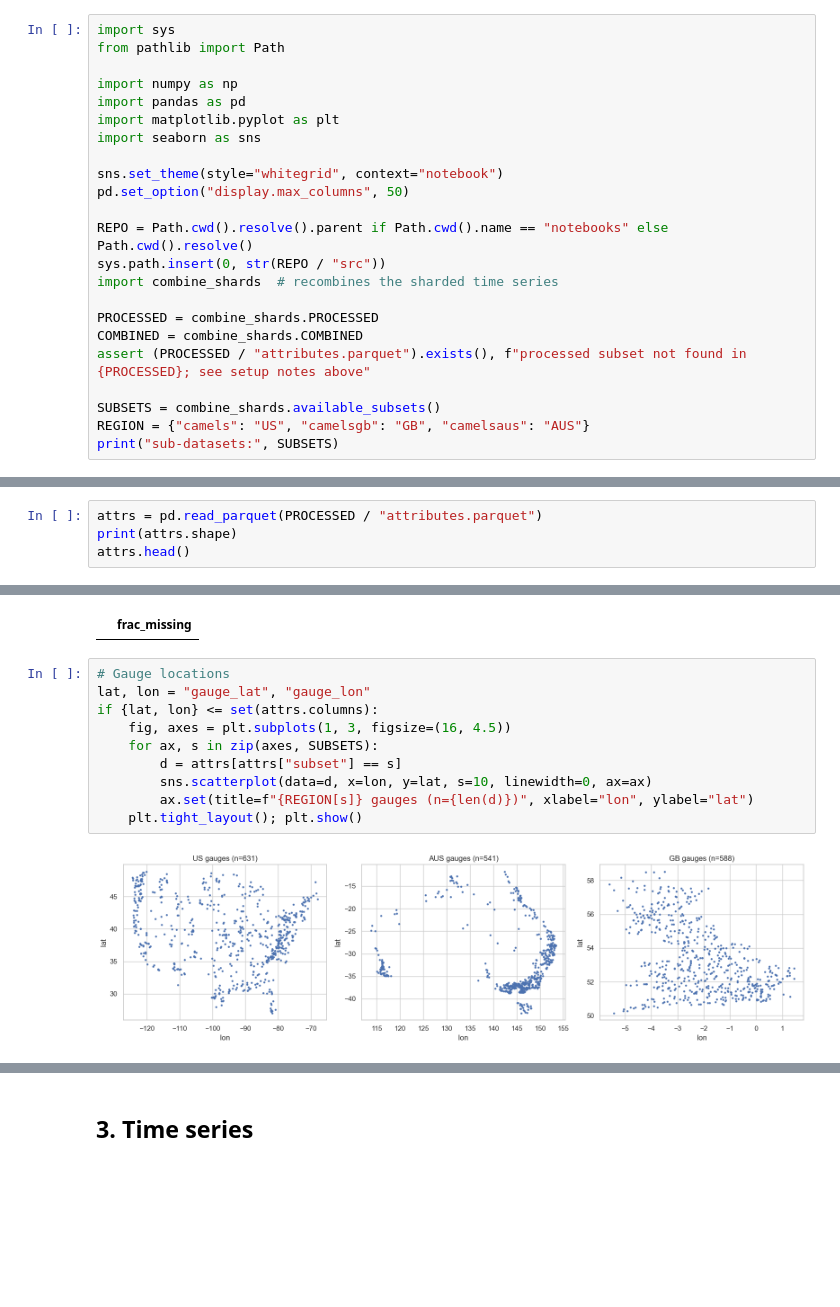
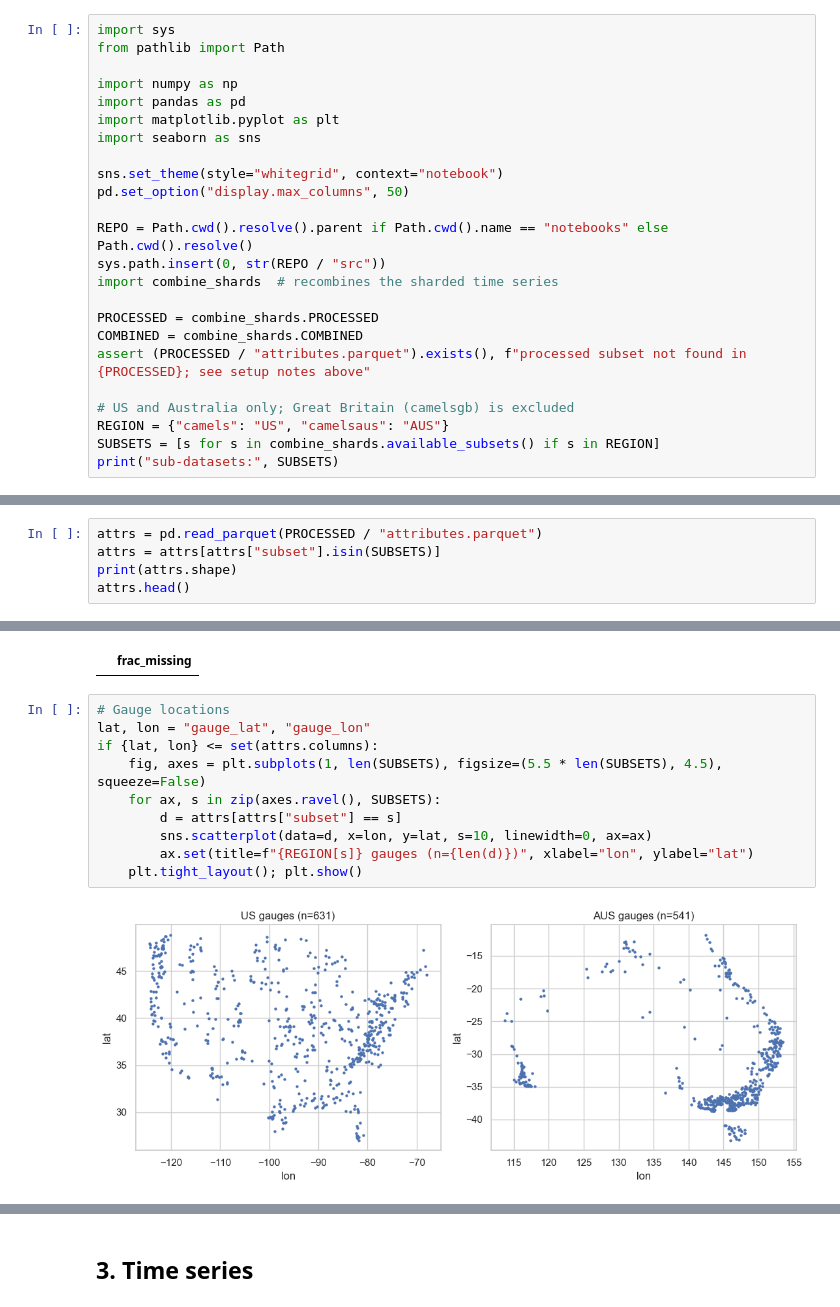
Before and after one commit to samussiah/data780-group-project, a Jupyter notebook: notebooks/01_caravan_eda.ipynb, the cells around one changed output, grey strips where cells are left out. Cells and saved outputs as stored; diff of their text form; blank space fills up the shorter version.

```diff
--- a/notebooks/01_caravan_eda.ipynb
+++ b/notebooks/01_caravan_eda.ipynb
@@ -33,7 +32,8 @@ PROCESSED = combine_shards.PROCESSED
 COMBINED = combine_shards.COMBINED
 assert (PROCESSED / "attributes.parquet").exists(), f"processed subset not found in {PROCESSED}; see setup notes above"
 
-SUBSETS = combine_shards.available_subsets()
-REGION = {"camels": "US", "camelsgb": "GB", "camelsaus": "AUS"}
+# US and Australia only; Great Britain (camelsgb) is excluded
+REGION = {"camels": "US", "camelsaus": "AUS"}
+SUBSETS = [s for s in combine_shards.available_subsets() if s in REGION]
 print("sub-datasets:", SUBSETS)
 # %% [output]
@@ -188,6 +187,7 @@ columns with any missing values: 1 of 17
 The committed `attributes.parquet` covers the **kept** basins only (index `gauge_id`; column `subset`).
 # %%
 attrs = pd.read_parquet(PROCESSED / "attributes.parquet")
+attrs = attrs[attrs["subset"].isin(SUBSETS)]
 print(attrs.shape)
 attrs.head()
 # %% [output]
@@ -221,15 +220,15 @@ object       3
 # %%
 # Gauge locations
 lat, lon = "gauge_lat", "gauge_lon"
 if {lat, lon} <= set(attrs.columns):
-    fig, axes = plt.subplots(1, 3, figsize=(16, 4.5))
-    for ax, s in zip(axes, SUBSETS):
+    fig, axes = plt.subplots(1, len(SUBSETS), figsize=(5.5 * len(SUBSETS), 4.5), squeeze=False)
+    for ax, s in zip(axes.ravel(), SUBSETS):
         d = attrs[attrs["subset"] == s]
         sns.scatterplot(data=d, x=lon, y=lat, s=10, linewidth=0, ax=ax)
         ax.set(title=f"{REGION[s]} gauges (n={len(d)})", xlabel="lon", ylabel="lat")
     plt.tight_layout(); plt.show()
 # %% [output]
-[figure, old version]
+[figure, new version]
 # %%
 # Key catchment descriptors by region (log scale where heavy-tailed)
 cols = [c for c in ["area", "p_mean", "pet_mean_ERA5_LAND", "aridity_ERA5_LAND", "frac_snow", "ele_mt_sav", "slp_dg_sav"] if c in attrs.columns]
```
Also changed, not shown: parts of 15 cells of this notebook, 16 other files.
